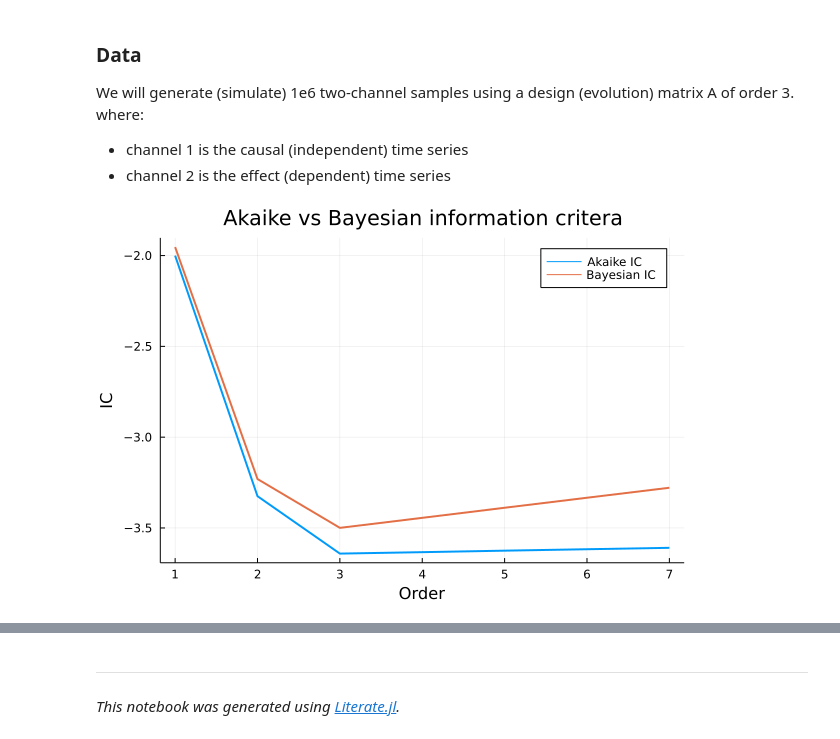
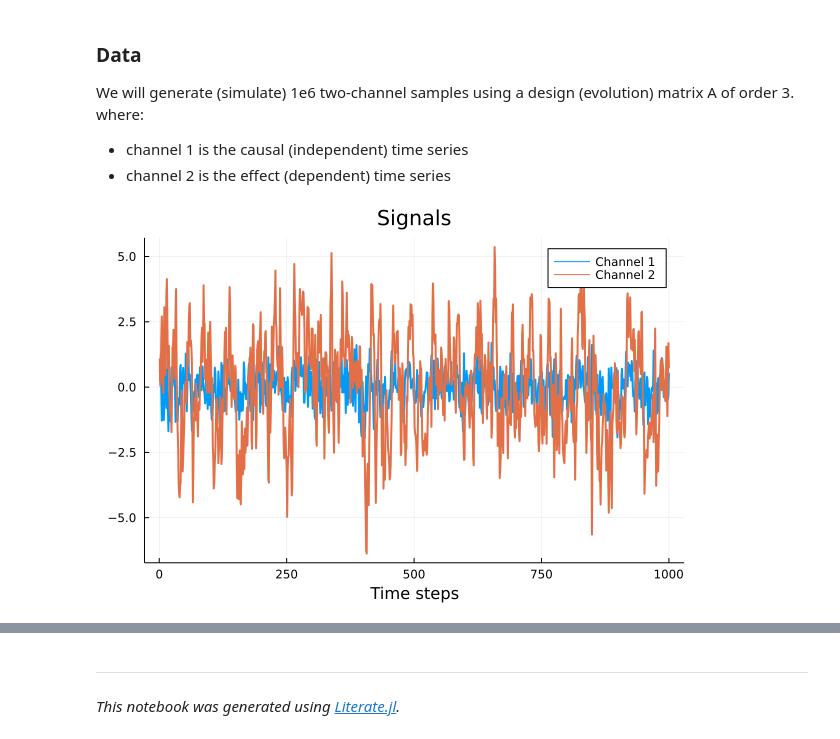
Before and after one commit to ssnio/TimeSeriesCausality.jl, a Jupyter notebook: dev/generated/granger_examples.ipynb, the cells around one changed output, grey strips where cells are left out. Saved outputs shown, nothing was run; the diff lists cells and outputs as text; code cells hidden in the pictures.

```diff
--- a/dev/generated/granger_examples.ipynb
+++ b/dev/generated/granger_examples.ipynb
@@ -20,40 +17,32 @@ We will generate (simulate) 1e6 two-channel samples using a design (evolution) m
 - channel 1 is the causal (independent) time series
 - channel 2 is the effect (dependent) time series
 # %%
+# design (evolution) matrix
+#            Channel 1->    Channel 2->
+#           t-1  t-2  t-3  t-1  t-2  t-3
+designer = [0.4 -0.6  0.8  0.0  0.0  0.0;  # -> Channel 1
+            0.5  0.9  0.0  0.0  0.0  0.7]  # -> Channel 2
+
 # data generation
 time_steps = 1000000  # number of time steps
 segment_length = 1000  # segment length
 noise_cov = MvNormal([0.25 0.0; 0.0 0.64])  # uncorrelated Cov matrix of noise
 noise = rand(noise_cov, time_steps)'  # sampling from the noise distribution
 
 # pre-allocation and initial values
 signal = zeros(time_steps, 2)
 signal[1:3, :] = rand(3, 2) + noise[1:3, :]
 
-# design (evolution) matrix
-#            Channel 1     Channel 2
-#          t-1  t-2  t-3  t-1  t-2  t-3
-designer = [0.4 -0.6  0.8  0.0  0.0  0.0;  # Channel 1
-            0.5  0.9  0.0  0.0  0.0  0.7]  # Channel 2
-
 # simulation
 for t in 4:time_steps
     signal[t, :] = designer * reshape(signal[t-3:t-1, :], :, 1) + noise[t, :]
 end
 
-order_range = 1:7
-
-# Akaike information criterion
-aic = granger_aic(signal, order_range, segment_length)
-
-# Bayesian information criterion
-bic = granger_bic(signal, order_range, segment_length)
-
-plot(order_range, [aic, bic],
-     title = "Akaike vs Bayesian information critera",
-     label = ["Akaike IC" "Bayesian IC"],
-     xlabel = "Order",
-     ylabel = "IC",
+plot(1:segment_length, [signal[1:segment_length, 1], signal[1:segment_length, 2]],
+     title = "Signals",
+     label = ["Channel 1" "Channel 2"],
+     xlabel = "Time steps",
+     ylabel = "",
      lw = 2)
 # %% [output]
-[figure, old version]
+[figure, new version]
```
Also changed, not shown: parts of 6 cells of this notebook, 7 other files.
